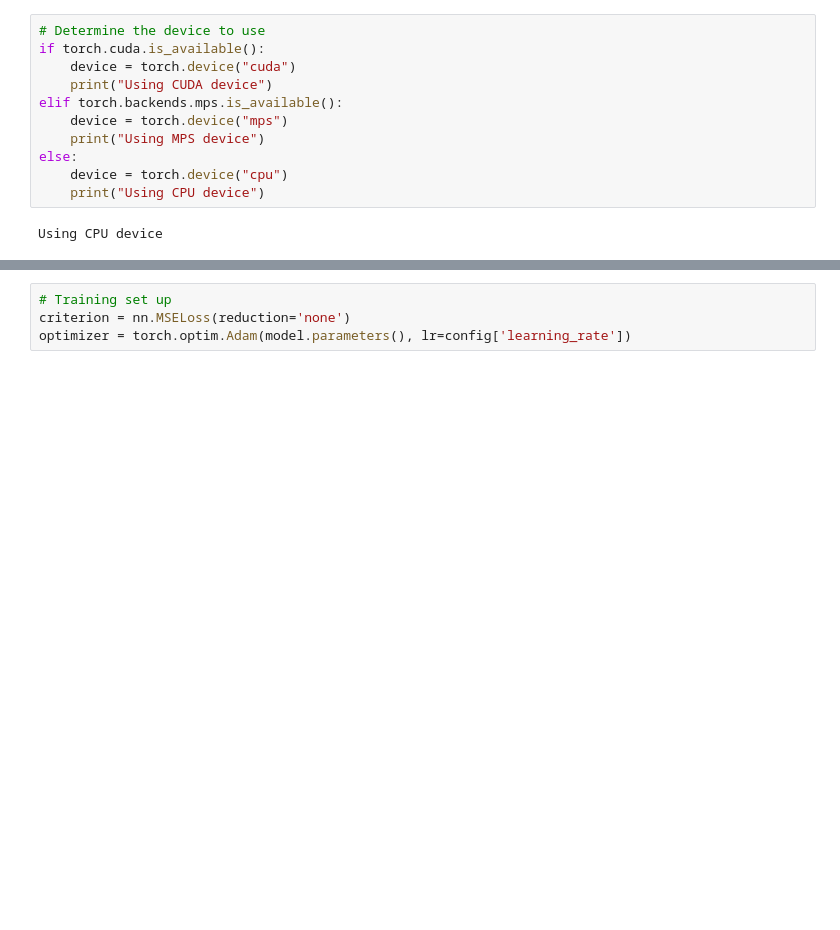
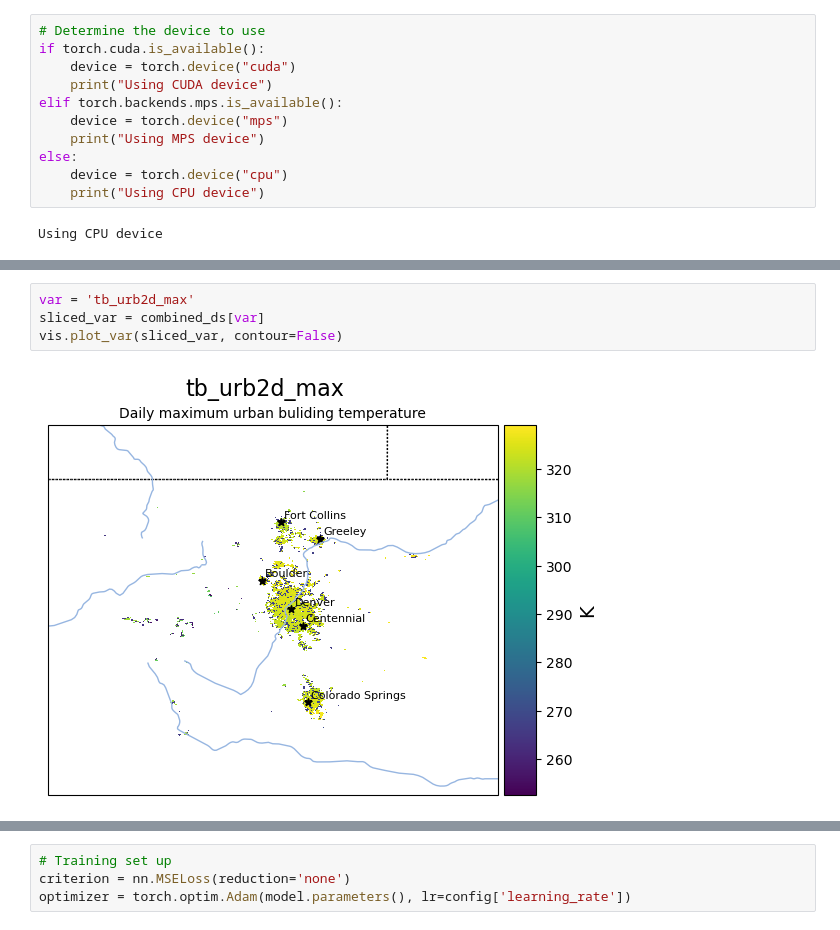
Before and after one commit to MetOffice/ai_data_readiness, a Jupyter notebook: examples/HUMID/HUMID-Grid_model.ipynb, the cells around one changed output, grey strips where cells are left out. Cells and saved outputs as stored; diff of their text form; blank space fills up the shorter version.

```diff
--- a/examples/HUMID/HUMID-Grid_model.ipynb
+++ b/examples/HUMID/HUMID-Grid_model.ipynb
@@ -87,0 +155,6 @@ standardized_tas.shape
+# %%
+var = 'tb_urb2d_max'
+sliced_var = combined_ds[var]
+vis.plot_var(sliced_var, contour=False)
+# %% [output]
+[figure, added]
```
Also changed, not shown: parts of 23 cells of this notebook, 2 other files.
